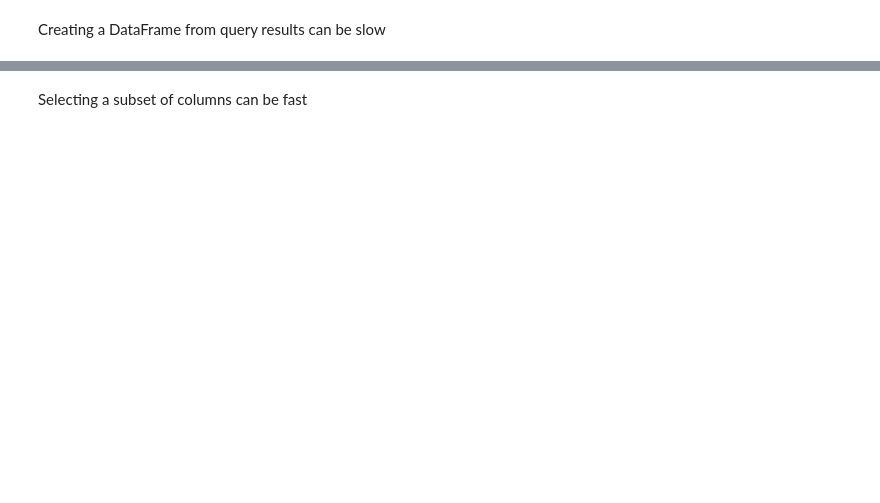
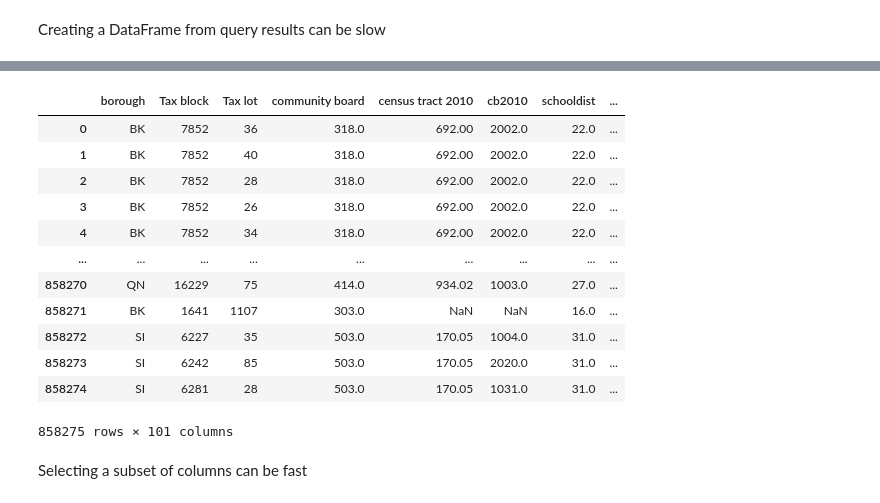
Before and after one commit to damonmcc/duckdb-dbt, a Jupyter notebook: stage_1/explore.ipynb, the cells around one changed output, grey strips where cells are left out. Cells and saved outputs as stored; diff of their text form; code cells hidden in the pictures; blank space fills up the shorter version.

Commit message:
Stage 1 (explore data): load pluto with pandas for comparison

```diff
--- a/stage_1/explore.ipynb
+++ b/stage_1/explore.ipynb
@@ -97,3 +97,23 @@ pluto
+# %%
+import pandas as pd
+from load import SOURCE_DATA_DIRECTORY
+
+df = pd.read_csv(str(SOURCE_DATA_DIRECTORY/'pluto.csv'))
+df
+# %% [output]
+|  | borough | Tax block | Tax lot | community board | census tract 2010 | cb2010 | schooldist | ... |
+| 0 | BK | 7852 | 36 | 318.0 | 692.00 | 2002.0 | 22.0 | ... |
+| 1 | BK | 7852 | 40 | 318.0 | 692.00 | 2002.0 | 22.0 | ... |
+| 2 | BK | 7852 | 28 | 318.0 | 692.00 | 2002.0 | 22.0 | ... |
+| 3 | BK | 7852 | 26 | 318.0 | 692.00 | 2002.0 | 22.0 | ... |
+| 4 | BK | 7852 | 34 | 318.0 | 692.00 | 2002.0 | 22.0 | ... |
+| ... | ... | ... | ... | ... | ... | ... | ... | ... |
+| 858270 | QN | 16229 | 75 | 414.0 | 934.02 | 1003.0 | 27.0 | ... |
+| 858271 | BK | 1641 | 1107 | 303.0 | NaN | NaN | 16.0 | ... |
+| 858272 | SI | 6227 | 35 | 503.0 | 170.05 | 1004.0 | 31.0 | ... |
+| 858273 | SI | 6242 | 85 | 503.0 | 170.05 | 2020.0 | 31.0 | ... |
+| 858274 | SI | 6281 | 28 | 503.0 | 170.05 | 1031.0 | 31.0 | ... |
+858275 rows × 101 columns
 # %% [markdown]
 Selecting a subset of columns can be fast
 # %%
```
Also changed, not shown: parts of 9 cells of this notebook.
